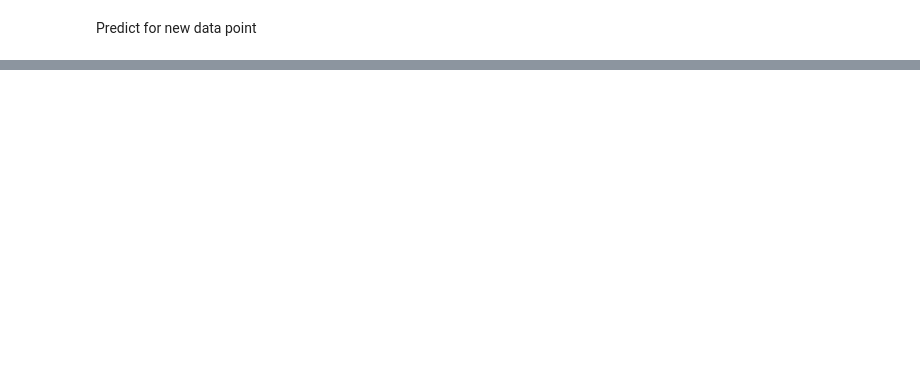
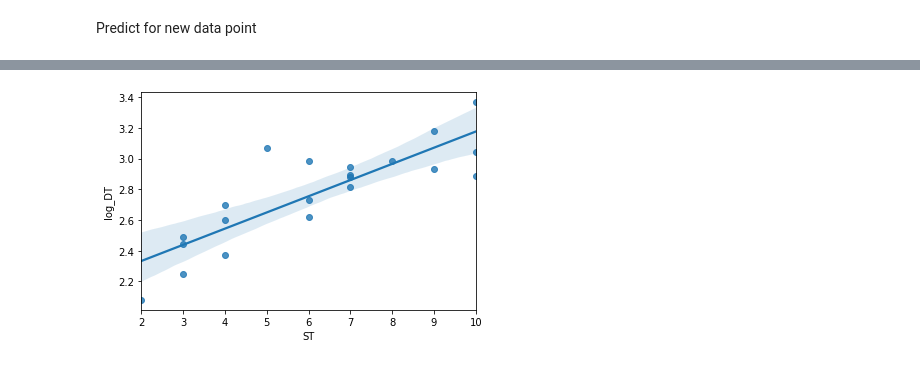
Before and after one commit to mvpkarthik1/Simple-Linear-Regression, a Jupyter notebook: Delivery_time.ipynb, the cells around one changed output, grey strips where cells are left out. Saved outputs shown, nothing was run; the diff lists cells and outputs as text; code cells hidden in the pictures; blank space fills up the shorter version.

```diff
--- a/Delivery_time.ipynb
+++ b/Delivery_time.ipynb
@@ -165,0 +252,4 @@ Predict for new data point
+# %%
+sns.regplot(x="ST", y="log_DT",data=data);
+# %% [output]
+[figure, added]
```
Also changed, not shown: parts of 17 cells of this notebook, 1 other file.
